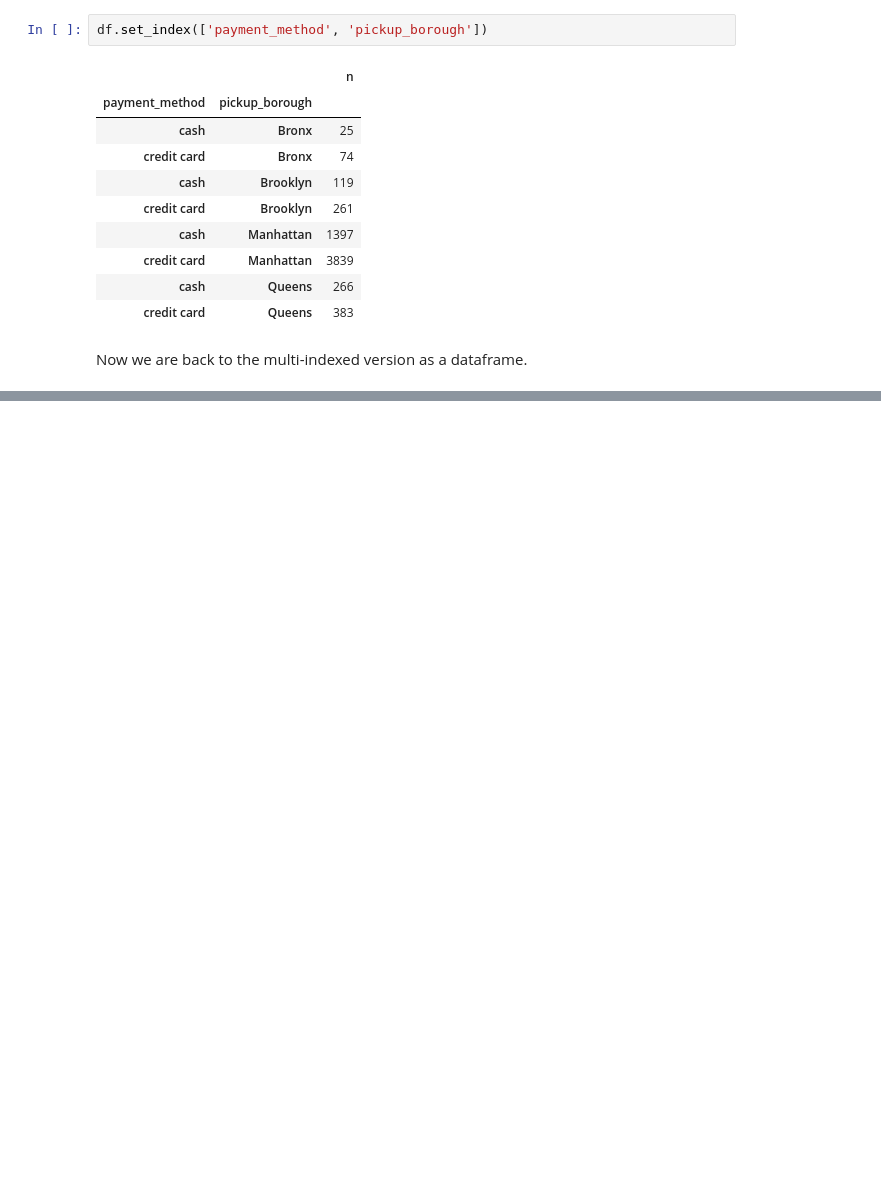
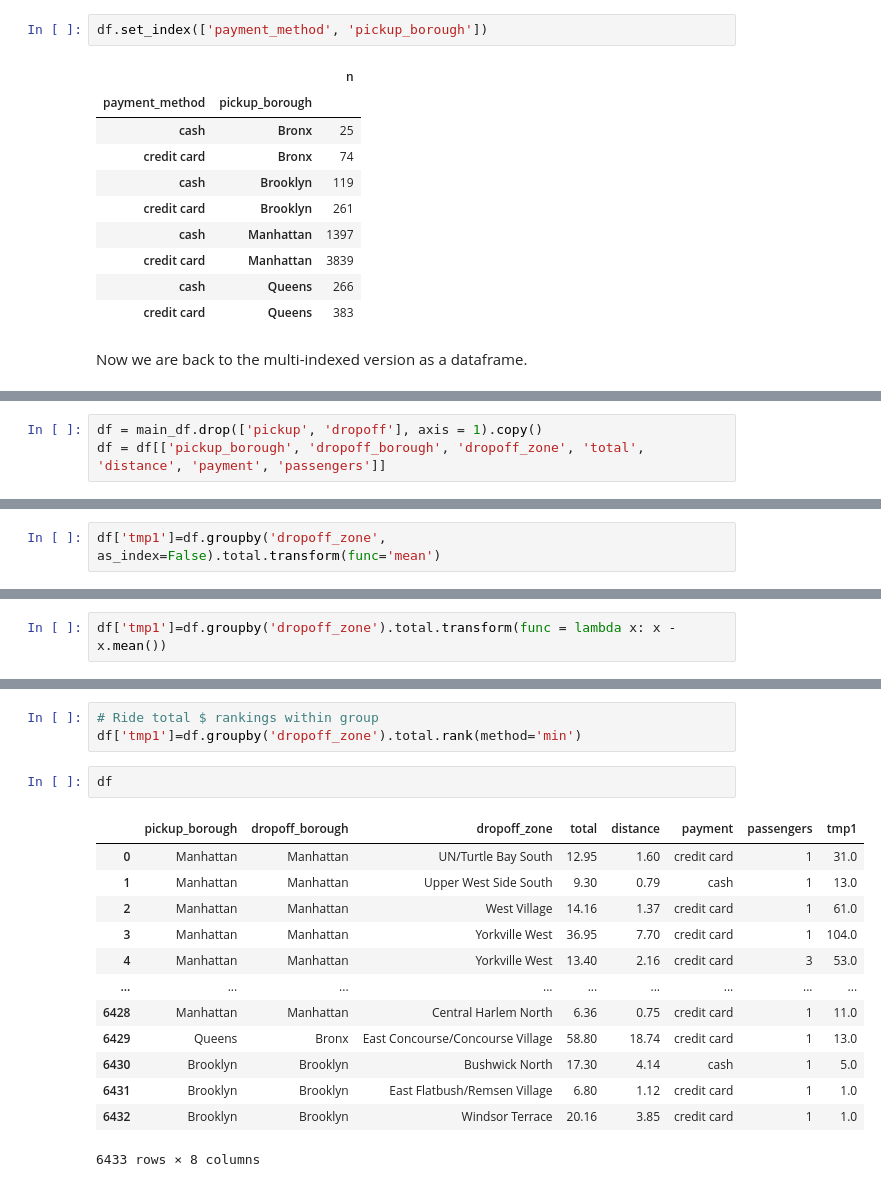
Before and after one commit to Lerac1275/notes, a Jupyter notebook: python_notes/pandas_notes.ipynb, the cells around one changed output, grey strips where cells are left out. Drawn from its saved outputs; the diff is of its cells as text; blank space fills up the shorter version.

```diff
--- a/python_notes/pandas_notes.ipynb
+++ b/python_notes/pandas_notes.ipynb
@@ -227,0 +233,3 @@ Now we are back to the multi-indexed version as a dataframe.
+# %%
+df = main_df.drop(['pickup', 'dropoff'], axis = 1).copy()
+df = df[['pickup_borough', 'dropoff_borough', 'dropoff_zone', 'total', 'distance', 'payment', 'passengers']]
@@ -227,0 +238,2 @@ Now we are back to the multi-indexed version as a dataframe.
+# %%
+df['tmp1']=df.groupby('dropoff_zone', as_index=False).total.transform(func='mean')
@@ -227,0 +242,2 @@ Now we are back to the multi-indexed version as a dataframe.
+# %%
+df['tmp1']=df.groupby('dropoff_zone').total.transform(func = lambda x: x - x.mean())
@@ -227,0 +248,19 @@ Now we are back to the multi-indexed version as a dataframe.
+# %%
+# Ride total $ rankings within group
+df['tmp1']=df.groupby('dropoff_zone').total.rank(method='min')
+# %%
+df
+# %% [output]
+|  | pickup_borough | dropoff_borough | dropoff_zone | total | distance | payment | passengers | tmp1 |
+| 0 | Manhattan | Manhattan | UN/Turtle Bay South | 12.95 | 1.60 | credit card | 1 | 31.0 |
+| 1 | Manhattan | Manhattan | Upper West Side South | 9.30 | 0.79 | cash | 1 | 13.0 |
+| 2 | Manhattan | Manhattan | West Village | 14.16 | 1.37 | credit card | 1 | 61.0 |
+| 3 | Manhattan | Manhattan | Yorkville West | 36.95 | 7.70 | credit card | 1 | 104.0 |
+| 4 | Manhattan | Manhattan | Yorkville West | 13.40 | 2.16 | credit card | 3 | 53.0 |
+| ... | ... | ... | ... | ... | ... | ... | ... | ... |
+| 6428 | Manhattan | Manhattan | Central Harlem North | 6.36 | 0.75 | credit card | 1 | 11.0 |
+| 6429 | Queens | Bronx | East Concourse/Concourse Village | 58.80 | 18.74 | credit card | 1 | 13.0 |
+| 6430 | Brooklyn | Brooklyn | Bushwick North | 17.30 | 4.14 | cash | 1 | 5.0 |
+| 6431 | Brooklyn | Brooklyn | East Flatbush/Remsen Village | 6.80 | 1.12 | credit card | 1 | 1.0 |
+| 6432 | Brooklyn | Brooklyn | Windsor Terrace | 20.16 | 3.85 | credit card | 1 | 1.0 |
+6433 rows × 8 columns
```
Also changed, not shown: parts of 19 cells of this notebook.
